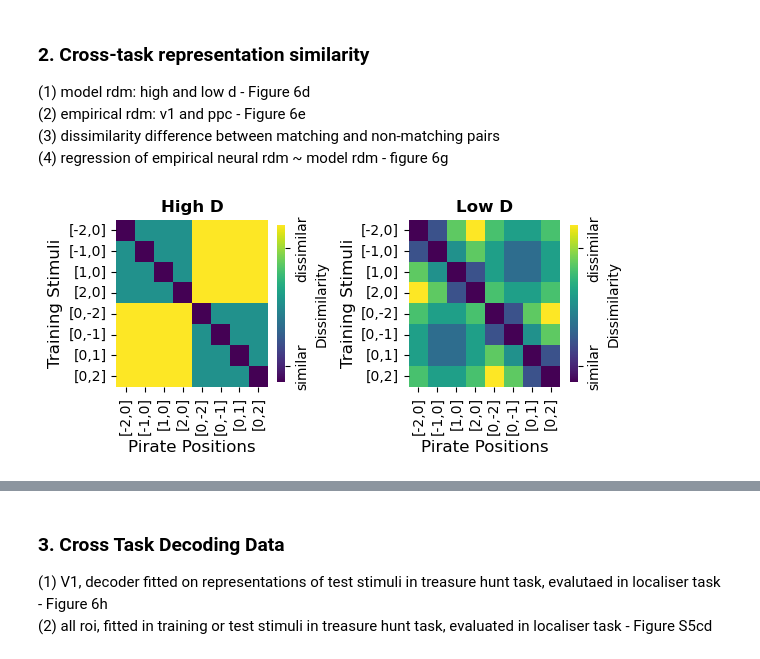
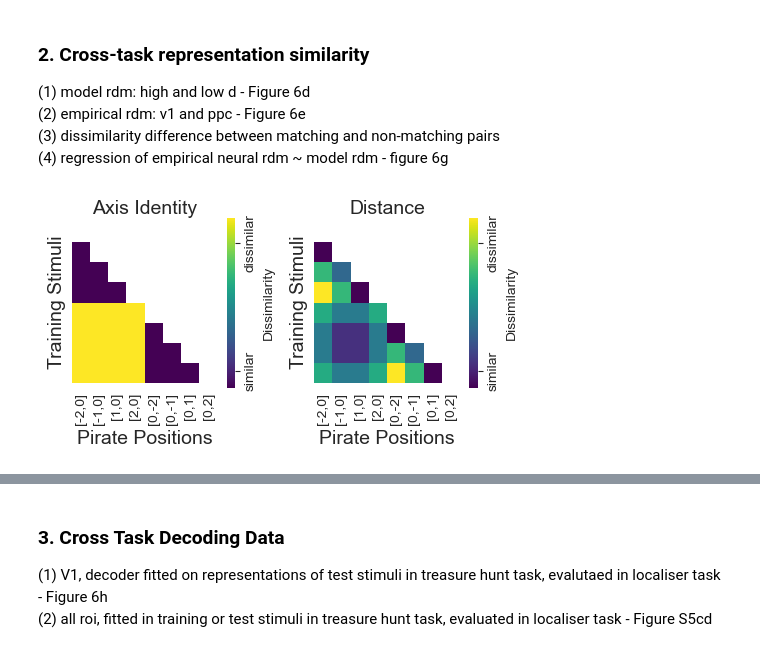
Before and after one commit to ZiluLiang/Pirate-fMRI_Analysis, a Jupyter notebook: scripts/Exp1_fmri/publication_ready_figures.ipynb, the cells around one changed output, grey strips where cells are left out. Cells and saved outputs as stored; diff of their text form; code cells hidden in the pictures.

```diff
--- a/scripts/Exp1_fmri/publication_ready_figures.ipynb
+++ b/scripts/Exp1_fmri/publication_ready_figures.ipynb
@@ -486,11 +527,11 @@ The statistical test to compare SVD projection and axis locations are performed
 Plots shown in Figure 2 a-d
 # %%
 legendbbox = dict(zip(
-    ["V1_bilateral","PPC_bilateral","HPC_bilateral","vmPFC_bilateral"],
-    [(0.85,0.4),(0.9,0.6),(0.85,0.4),(0.9,0.5)]
+    ["V1_bilateral","PPC_bilateral","HPC_bilateral","vmPFC_bilateral","M1_left"],
+    [(0.85,0.4),(0.9,0.6),(0.85,0.4),(0.9,0.5),(0.9,0.6)]
 )
 )
-for ksubplot, roi in enumerate(["V1_bilateral","PPC_bilateral","HPC_bilateral","vmPFC_bilateral"]):
+for ksubplot, roi in enumerate(["V1_bilateral","PPC_bilateral","HPC_bilateral","vmPFC_bilateral","M1_left"]):
     pdf = svdestdim_df_sum[(svdestdim_df_sum.subgroup=="Generalizer")&(svdestdim_df_sum.roi==roi)].copy()
 
     pdf_wide = pdf.pivot(index=["subid"], columns="dimonaxis", values="est_dim").reset_index()
@@ -559,5 +600,5 @@ for ksubplot, roi in enumerate(["V1_bilateral","PPC_bilateral","HPC_bilateral","
     gs.ax_joint.set_ylabel("y-axis Dimensionality",fontdict=def_font_axis_legend_titles)
     gs.figure.suptitle(roi_shortnames[roi],y=0.9,**def_font_subplot_titles)
     gs.figure.tight_layout()
-    plt.savefig(os.path.join(ROIRSAdir,"finalfigs",f"fig2{['a','b','c','d'][ksubplot]}.tif"),dpi=300,bbox_inches="tight")
+    plt.savefig(os.path.join(ROIRSAdir,"finalfigs",f"fig2{['a','b','c','d','M1'][ksubplot]}.tif"),dpi=300,bbox_inches="tight")
 # %% [output]
@@ -956,19 +1127,19 @@ axes_HPCcs.fill_between(*simulate_dist_data(distribution="norm",mu=G_mu, sigma=G
 
 for x,subid,subrc in zip(sub_cs_obs[roi],subid_list,PS_classification[roi]):
     if subid in generalizers:
-        alpha_v = 0.4
-        axes_HPCcs.scatter(x,y=-2,color=psgroupnum_huedict[subrc],alpha=alpha_v,s=80)
+        alpha_v = 0.7
+        axes_HPCcs.scatter(x,y=-2,color=psgroupnum_huedict[subrc],alpha=alpha_v,s=80,
+                           edgecolor="white",linewidth=1.2)
 
 
 axes_HPCcs.set_title(roi_shortnames[roi],**def_font_subplot_titles)
-axes_HPCcs.set_xlabel("Parallelism Score",fontsize=13,fontweight="bold")
+axes_HPCcs.set_xlabel("Parallelism Score",**def_font_axis_legend_titles)
 axes_HPCcs.set_ylabel("Distribution Density",**def_font_axis_legend_titles)
 
-axes_HPCcs.text(-0.1,-2.5,"individual generalizers", ha="center",va="center",fontsize=10)
+axes_HPCcs.text(-0.1,-2.5,"individual generalizers", ha="center",va="center",fontsize=12)
 
 axes_HPCcs.legend(loc="upper right",bbox_to_anchor=(0.8,1.0),ncol=1,
-
-          prop = dict(weight="bold",size=14),frameon=False)
+          prop = dict(weight="regular",size=14),frameon=False)
 # set the x and y limits and ticks for the PS plot axes
 axcs_xlim, axabscs_xlim = (0,0), (0,0)
 axcs_xlim = (min(axes_HPCcs.get_xlim()[0],axcs_xlim[0]), max(axes_HPCcs.get_xlim()[1],axcs_xlim[1]))
@@ -2001,44 +2682,47 @@ feat_rdm = scipy.spatial.distance.cdist(
     example_trstim_df[["stim_x","stim_y"]].to_numpy(),
     metric="hamming"
 )
-
-
-fig,axes = plt.subplots(1,2,figsize=(6,3))
+# only plot the lower triangle of the RDMs and set the remaining to nan
+euc_rdm_plot = np.full_like(euc_rdm, np.nan)
+euc_rdm_plot[lower_tri(euc_rdm)[1]] = lower_tri(euc_rdm)[0]
+feat_rdm_plot = np.full_like(feat_rdm, np.nan)
+feat_rdm_plot[lower_tri(feat_rdm)[1]] = lower_tri(feat_rdm)[0]
+fig,axes = plt.subplots(1,2,figsize=(5,3))
 sns.heatmap(
-        minmax_scale_anyD(euc_rdm),
+        minmax_scale_anyD(euc_rdm_plot),
         ax=axes[1],
         annot=False,
         xticklabels=axticklabels,
-        yticklabels=axticklabels,
+            yticklabels=[],#axticklabels,
         cbar_kws={"label":"Dissimilarity","shrink":0.7},
         cmap="viridis"
     )
 sns.heatmap(
-    minmax_scale_anyD(feat_rdm),
+    minmax_scale_anyD(feat_rdm_plot),
     ax=axes[0],
     annot=False,
     xticklabels=axticklabels,
-    yticklabels=axticklabels,
+    yticklabels=[],#axticklabels,
     cbar_kws={"label":"Dissimilarity","shrink":0.7},
     cmap="viridis"
 )
-axes[0].set_title("High D",**def_font_axis_legend_titles)
-axes[1].set_title("Low D",**def_font_axis_legend_titles)
+axes[0].set_title("Axis Identity",**def_font_axis_legend_titles)
+axes[1].set_title("Distance",**def_font_axis_legend_titles)
 
 
 
 for ax in axes.flatten():
     ax.set_aspect(1.1)
     cbar = ax.collections[0].colorbar
     cbar.set_ticks([0.1,.85],labels=["similar","dissimilar"])
     for label in cbar.ax.get_yticklabels():
         label.set_rotation(90)
         label.set_ha("left")
         label.set_va("center")
     ax.set_xlabel("Pirate Positions",fontsize=def_font_axis_legend_titles["fontsize"])
     ax.set_ylabel("Training Stimuli",fontsize=def_font_axis_legend_titles["fontsize"])
 
 fig.tight_layout()
-fig.savefig(os.path.join(ROIRSAdir,"finalfigs","fig6d.tif"),dpi=300,bbox_inches="tight")
+fig.savefig(os.path.join(ROIRSAdir,"finalfigs","fig6e.tif"),dpi=300,bbox_inches="tight")
 # %% [output]
-[figure, old version]
+[figure, new version]
```
Also changed, not shown: parts of 53 cells of this notebook, 7 other files.
